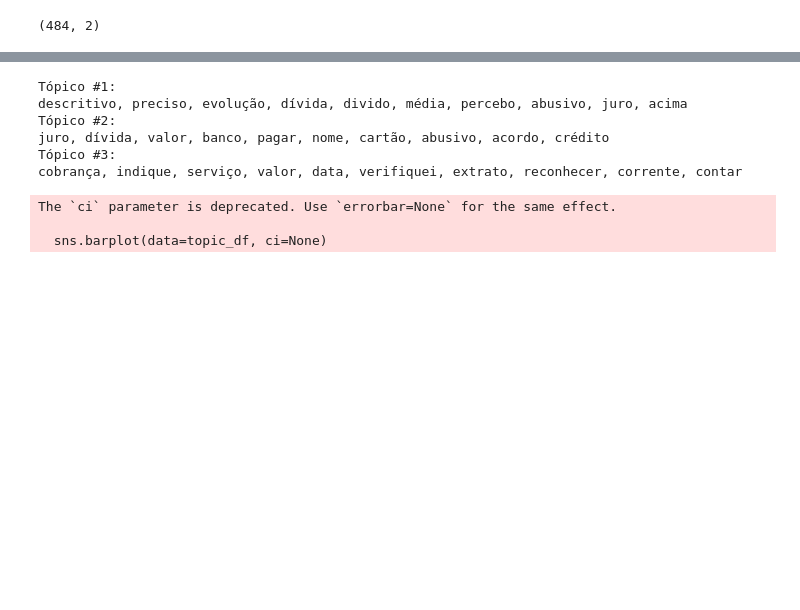
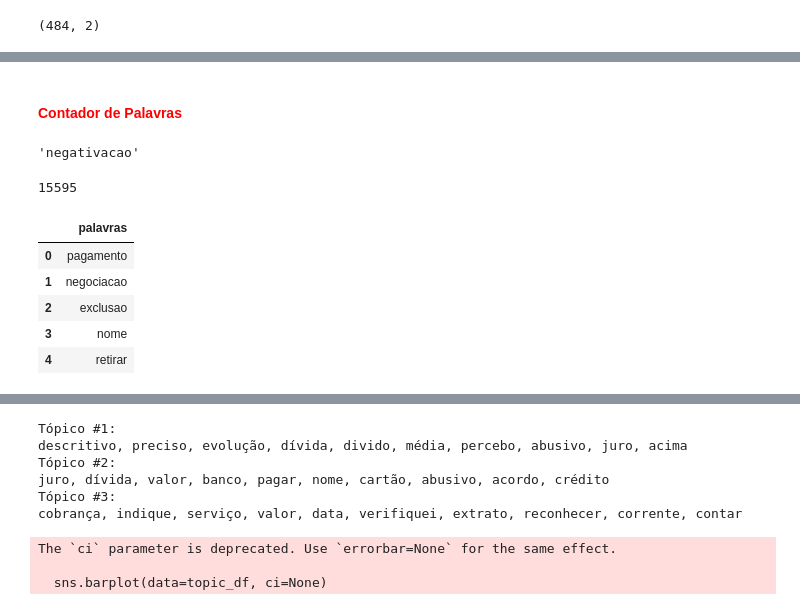
Before and after one commit to alyssonmontovanelli/PLN_Text_Analysis, a Jupyter notebook: PLN/frequency_analysis.ipynb, the cells around one changed output, grey strips where cells are left out. Drawn from its saved outputs; the diff is of its cells as text; code cells hidden in the pictures; blank space fills up the shorter version.

```diff
--- a/PLN/frequency_analysis.ipynb
+++ b/PLN/frequency_analysis.ipynb
@@ -66,0 +71,2 @@ array(["['pagamento', 'negociacao']",
+# %% [markdown]
+#### <font color = "red">Contador de Palavras
@@ -66,0 +79,8 @@ array(["['pagamento', 'negociacao']",
+# %%
+lista_palavras[5]
+# %% [output]
+'negativacao'
+# %%
+len(lista_palavras)
+# %% [output]
+15595
@@ -66,0 +90,9 @@ array(["['pagamento', 'negociacao']",
+# %%
+contador_palavras.head()
+# %% [output]
+|  | palavras |
+| 0 | pagamento |
+| 1 | negociacao |
+| 2 | exclusao |
+| 3 | nome |
+| 4 | retirar |
```
Also changed, not shown: parts of 22 cells of this notebook.
